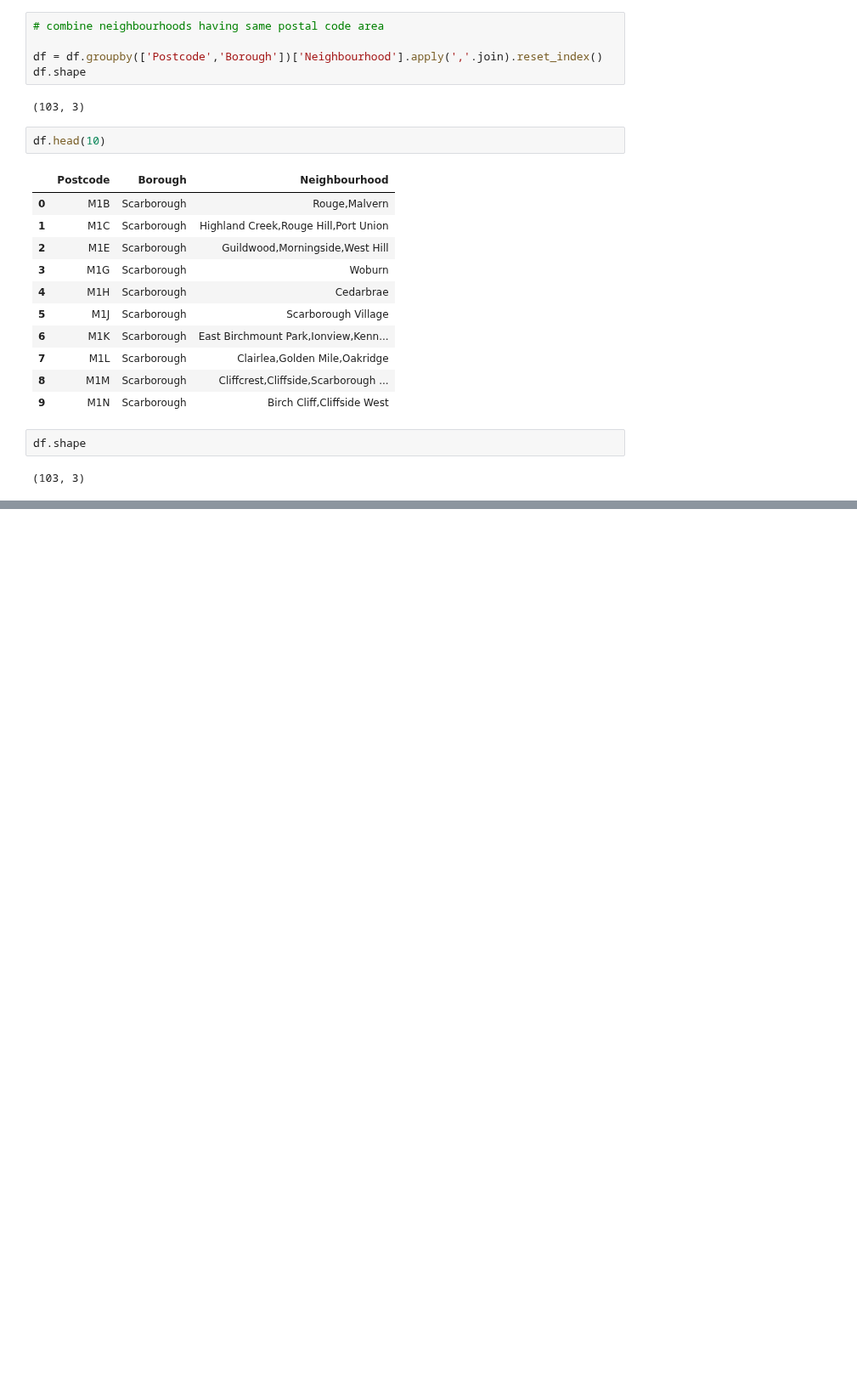
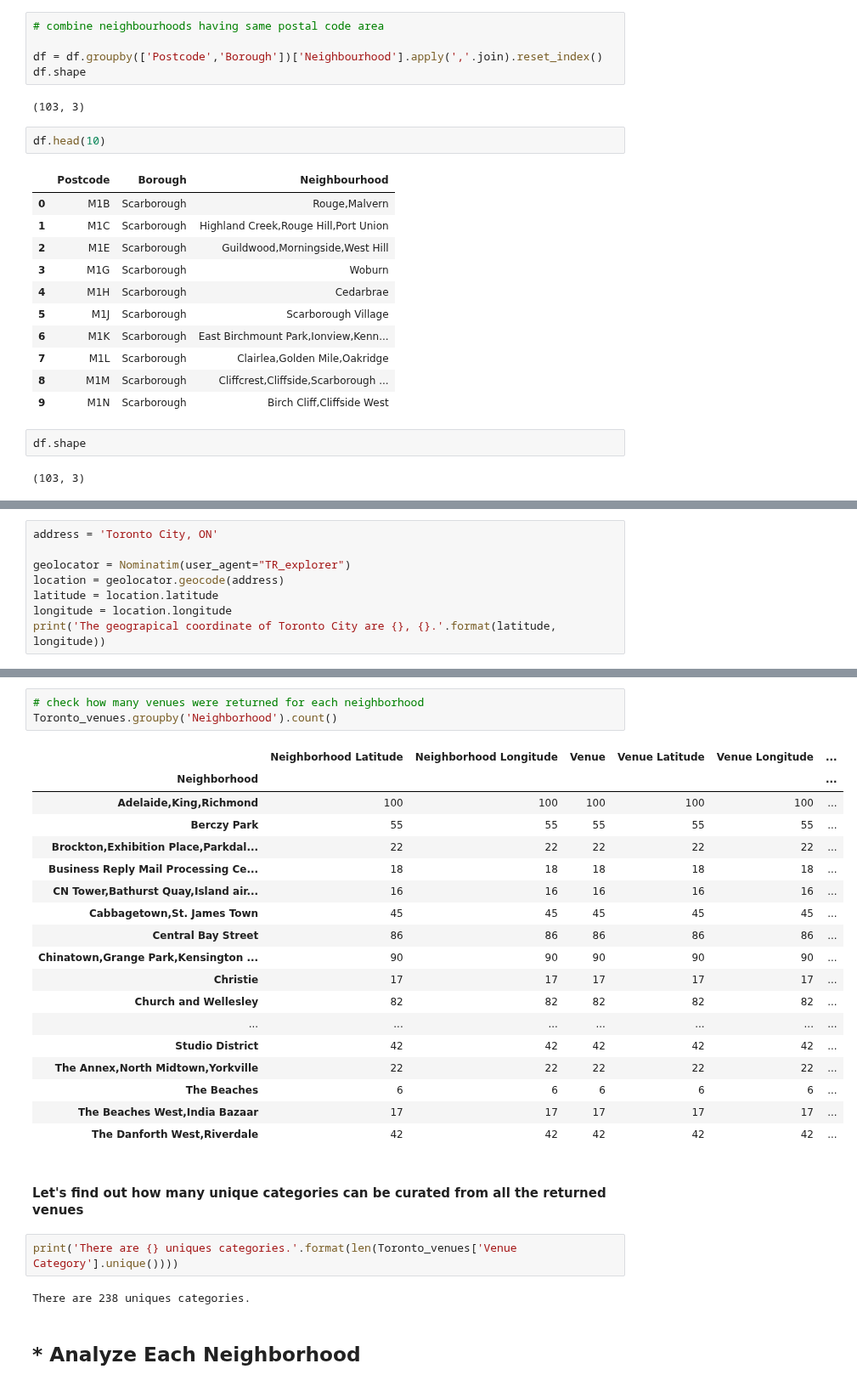
Before and after one commit to EngineerMMostafa/Coursera_Capstone, a Jupyter notebook: Week_03_assignment01.ipynb, the cells around one changed output, grey strips where cells are left out. Shown at 85% size. Cells and saved outputs as stored; diff of their text form; blank space fills up the shorter version.

```diff
--- a/Week_03_assignment01.ipynb
+++ b/Week_03_assignment01.ipynb
@@ -72,0 +201,8 @@ df.shape
+# %%
+address = 'Toronto City, ON'
+
+geolocator = Nominatim(user_agent="TR_explorer")
+location = geolocator.geocode(address)
+latitude = location.latitude
+longitude = location.longitude
+print('The geograpical coordinate of Toronto City are {}, {}.'.format(latitude, longitude))
@@ -72,0 +317,30 @@ df.shape
+# %%
+# check how many venues were returned for each neighborhood
+Toronto_venues.groupby('Neighborhood').count()
+# %% [output]
+|  | Neighborhood Latitude | Neighborhood Longitude | Venue | Venue Latitude | Venue Longitude | ... |
+| Neighborhood |  |  |  |  |  | ... |
+| Adelaide,King,Richmond | 100 | 100 | 100 | 100 | 100 | ... |
+| Berczy Park | 55 | 55 | 55 | 55 | 55 | ... |
+| Brockton,Exhibition Place,Parkdal... | 22 | 22 | 22 | 22 | 22 | ... |
+| Business Reply Mail Processing Ce... | 18 | 18 | 18 | 18 | 18 | ... |
+| CN Tower,Bathurst Quay,Island air... | 16 | 16 | 16 | 16 | 16 | ... |
+| Cabbagetown,St. James Town | 45 | 45 | 45 | 45 | 45 | ... |
+| Central Bay Street | 86 | 86 | 86 | 86 | 86 | ... |
+| Chinatown,Grange Park,Kensington ... | 90 | 90 | 90 | 90 | 90 | ... |
+| Christie | 17 | 17 | 17 | 17 | 17 | ... |
+| Church and Wellesley | 82 | 82 | 82 | 82 | 82 | ... |
+| ... | ... | ... | ... | ... | ... | ... |
+| Studio District | 42 | 42 | 42 | 42 | 42 | ... |
+| The Annex,North Midtown,Yorkville | 22 | 22 | 22 | 22 | 22 | ... |
+| The Beaches | 6 | 6 | 6 | 6 | 6 | ... |
+| The Beaches West,India Bazaar | 17 | 17 | 17 | 17 | 17 | ... |
+| The Danforth West,Riverdale | 42 | 42 | 42 | 42 | 42 | ... |
+# %% [markdown]
+#### Let's find out how many unique categories can be curated from all the returned venues
+# %%
+print('There are {} uniques categories.'.format(len(Toronto_venues['Venue Category'].unique())))
+# %% [output]
+There are 238 uniques categories.
+# %% [markdown]
+## * Analyze Each Neighborhood
```
Also changed, not shown: parts of 54 cells of this notebook.
